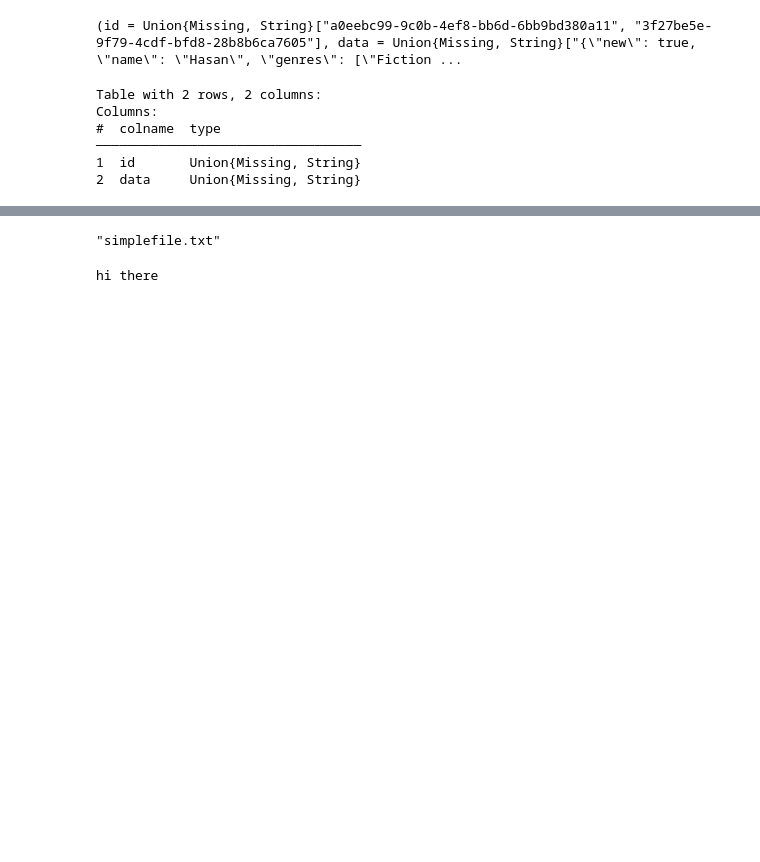
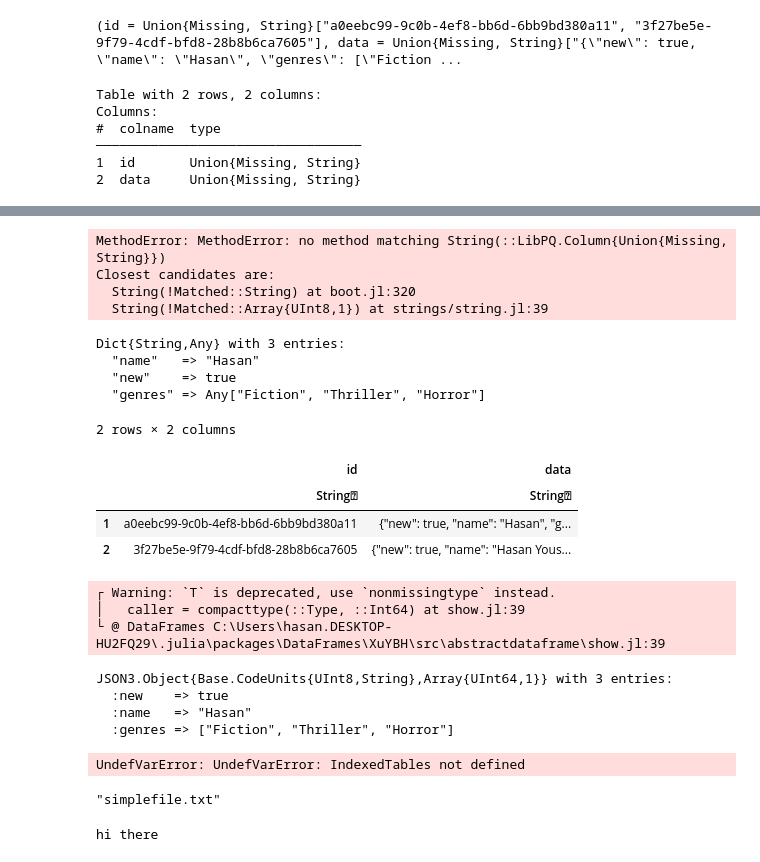
Before and after one commit to hajsf/tutorials, a Jupyter notebook: Julia.ipynb, the cells around one changed output, grey strips where cells are left out. Saved outputs shown, nothing was run; the diff lists cells and outputs as text; code cells hidden in the pictures; blank space fills up the shorter version.

```diff
--- a/Julia.ipynb
+++ b/Julia.ipynb
@@ -187,0 +172,7 @@ Columns:
+# %%
+LazyJSON.value(data[2])
+# %% [output]
+MethodError: MethodError: no method matching String(::LibPQ.Column{Union{Missing, String}})
+Closest candidates are:
+  String(!Matched::String) at boot.jl:320
+  String(!Matched::Array{UInt8,1}) at strings/string.jl:39
@@ -187,0 +181,7 @@ Columns:
+# %%
+JSON.parse(df.data[1])
+# %% [output]
+Dict{String,Any} with 3 entries:
+  "name"   => "Hasan"
+  "new"    => true
+  "genres" => Any["Fiction", "Thriller", "Horror"]
@@ -188,3 +190,25 @@ Columns:
+# %%
+df = data |> DataFrame
+# %% [output]
+2 rows × 2 columns
+|  | id | data |
+|  | String⍰ | String⍰ |
+| 1 | a0eebc99-9c0b-4ef8-bb6d-6bb9bd380a11 | {"new": true, "name": "Hasan", "g... |
+| 2 | 3f27be5e-9f79-4cdf-bfd8-28b8b6ca7605 | {"new": true, "name": "Hasan Yous... |
+┌ Warning: `T` is deprecated, use `nonmissingtype` instead.
+│   caller = compacttype(::Type, ::Int64) at show.jl:39
+└ @ DataFrames C:\Users\hasan.DESKTOP-HU2FQ29\.julia\packages\DataFrames\XuYBH\src\abstractdataframe\show.jl:39
+# %%
+x = JSON3.read(df.data[1])
+# %% [output]
+JSON3.Object{Base.CodeUnits{UInt8,String},Array{UInt64,1}} with 3 entries:
+  :new    => true
+  :name   => "Hasan"
+  :genres => ["Fiction", "Thriller", "Horror"]
+# %%
+IndexedTables.set_show_compact!(false)
+# %% [output]
+UndefVarError: UndefVarError: IndexedTables not defined
 # %%
 close(conn)
 # %%
```
Also changed, not shown: parts of 7 cells of this notebook, 1 other file.
